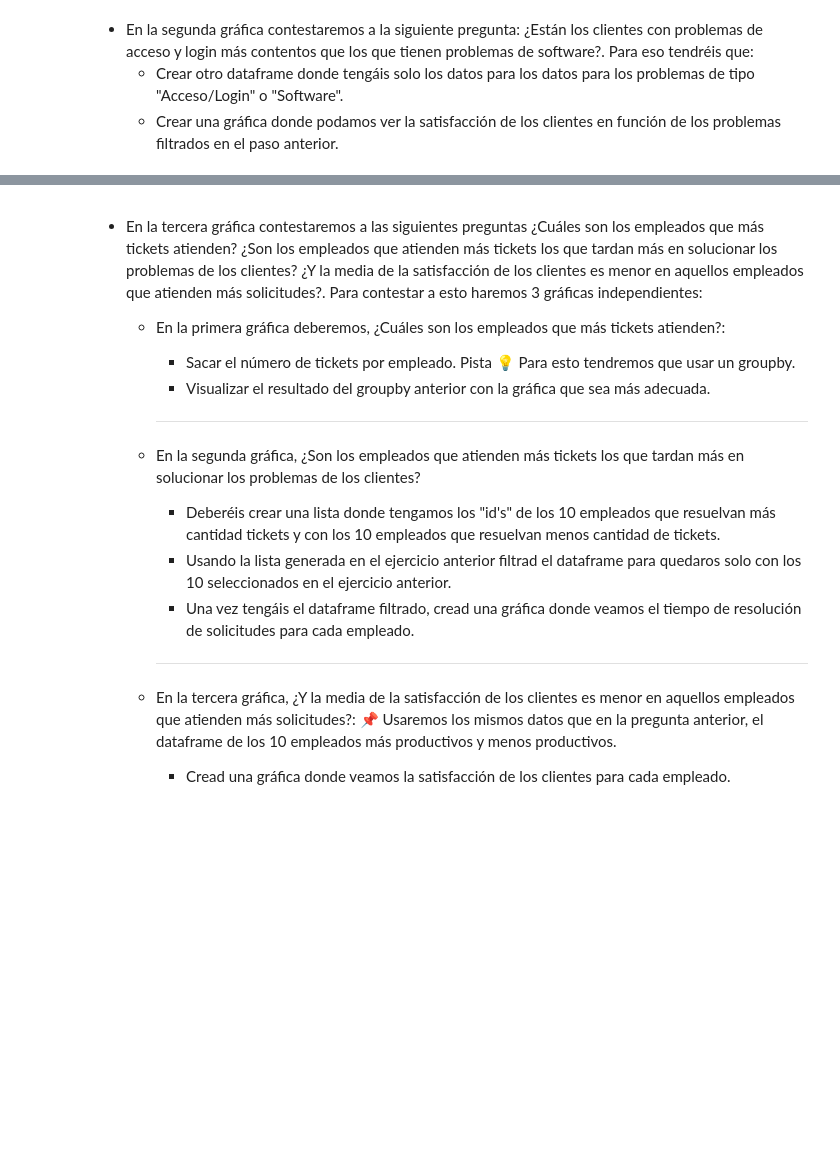
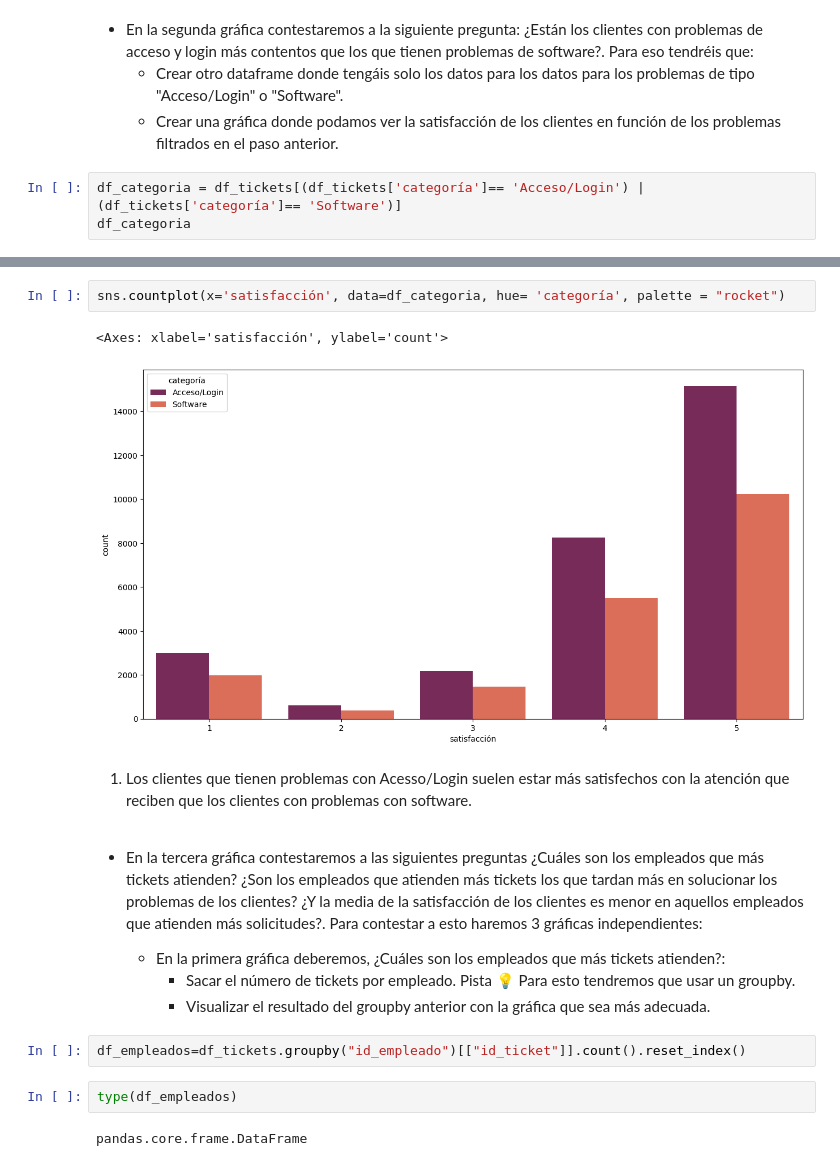
Before and after one commit to Adalab/promo-d-da-modulo2-sprint2-jacqueline-laura-lidya, a Jupyter notebook: eda/eda-leccion3-graficas-pair.ipynb, the cells around one changed output, grey strips where cells are left out. Cells and saved outputs as stored; diff of their text form; blank space fills up the shorter version.

```diff
--- a/eda/eda-leccion3-graficas-pair.ipynb
+++ b/eda/eda-leccion3-graficas-pair.ipynb
@@ -27,3 +51,6 @@ pd.options.display.max_columns = None
 - En la segunda gráfica contestaremos a la siguiente pregunta: ¿Están los clientes con problemas de acceso y login más contentos que los que tienen problemas de software?. Para eso tendréis que:
     - Crear otro dataframe donde tengáis solo los datos para los datos para los problemas de tipo "Acceso/Login" o "Software".
     - Crear una gráfica donde podamos ver la satisfacción de los clientes en función de los problemas filtrados en el paso anterior.
+# %%
+df_categoria = df_tickets[(df_tickets['categoría']== 'Acceso/Login') | (df_tickets['categoría']== 'Software')]
+df_categoria
@@ -30,17 +71,19 @@ pd.options.display.max_columns = None
+# %%
+sns.countplot(x='satisfacción', data=df_categoria, hue= 'categoría', palette = "rocket")
+# %% [output]
+<Axes: xlabel='satisfacción', ylabel='count'>
+[figure, added]
+# %% [markdown]
+1. Los clientes que tienen problemas con Acesso/Login suelen estar más satisfechos con la atención que reciben que los clientes con problemas con software.
 # %% [markdown]
 - En la tercera gráfica contestaremos a las siguientes preguntas ¿Cuáles son los empleados que más tickets atienden? ¿Son los empleados que atienden más tickets los que tardan más en solucionar los problemas de los clientes? ¿Y la media de la satisfacción de los clientes es menor en aquellos empleados que atienden más solicitudes?. Para contestar a esto haremos 3 gráficas independientes:
 
      - En la primera gráfica deberemos, ¿Cuáles son los empleados que más tickets atienden?:
          - Sacar el número de tickets por empleado. Pista 💡 Para esto tendremos que usar un groupby.
          - Visualizar el resultado del groupby anterior con la gráfica que sea más adecuada.
-        ---
-
-     - En la segunda gráfica, ¿Son los empleados que atienden más tickets los que tardan más en solucionar los problemas de los clientes?
-         - Deberéis crear una lista donde tengamos los "id's" de los 10 empleados que resuelvan más cantidad tickets y con los 10 empleados que resuelvan menos cantidad de tickets.
-         - Usando la lista generada en el ejercicio anterior filtrad el dataframe para quedaros solo con los 10 seleccionados en el ejercicio anterior.
-         - Una vez tengáis el dataframe filtrado, cread una gráfica donde veamos el tiempo de resolución de solicitudes para cada empleado.
-        ---
-
-     - En la tercera gráfica, ¿Y la media de la satisfacción de los clientes es menor en aquellos empleados que atienden más solicitudes?:
-    📌 Usaremos los mismos datos que en la pregunta anterior, el dataframe de los 10 empleados más productivos y menos productivos.
-         - Cread una gráfica donde veamos la satisfacción de los clientes para cada empleado.
+# %%
+df_empleados=df_tickets.groupby("id_empleado")[["id_ticket"]].count().reset_index()
+# %%
+type(df_empleados)
+# %% [output]
+pandas.core.frame.DataFrame
```
Also changed, not shown: parts of 10 cells of this notebook, 1 other file.
